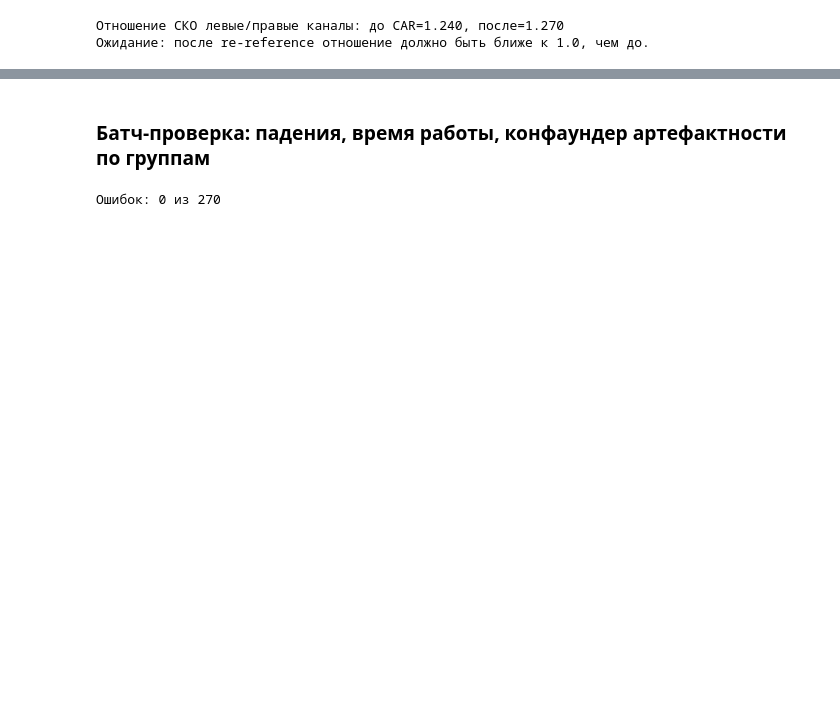
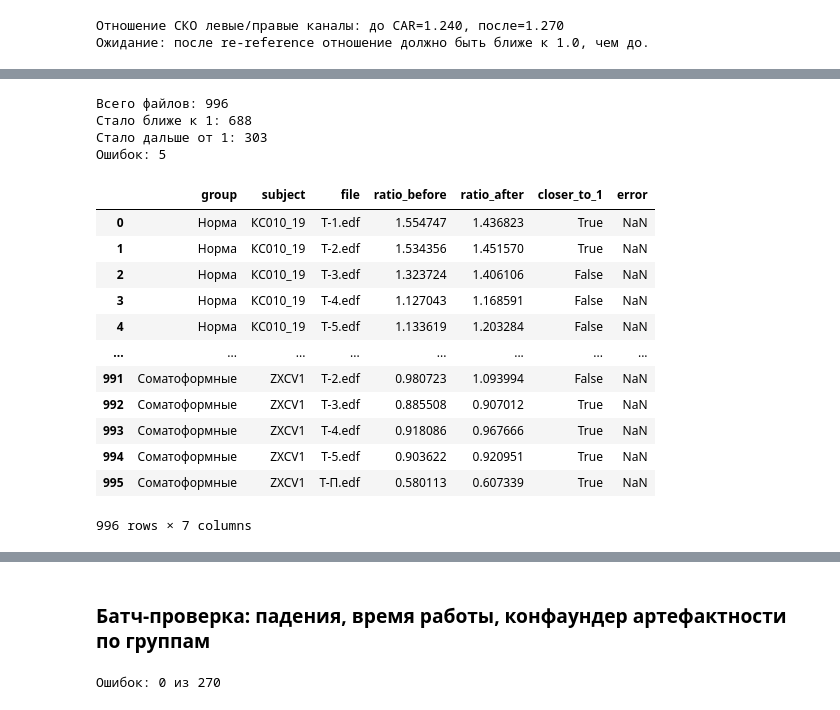
Before and after one commit to steministka/atacheskaya-panika, a Jupyter notebook: assets/2-preprocessing.ipynb, the cells around one changed output, grey strips where cells are left out. Saved outputs shown, nothing was run; the diff lists cells and outputs as text; code cells hidden in the pictures; blank space fills up the shorter version.

```diff
--- a/assets/2-preprocessing.ipynb
+++ b/assets/2-preprocessing.ipynb
@@ -342,0 +1216,54 @@ print("Ожидание: после re-reference отношение должно
+# %%
+CI = {ch: i for i, ch in enumerate(CHANNELS)}
+results = []
+for group_dir in sorted(DATA_DIR.iterdir()):
+    if not group_dir.is_dir():
+        continue
+    for subj_dir in sorted(group_dir.iterdir()):
+        if not subj_dir.is_dir():
+            continue
+        for f in sorted(subj_dir.glob("*.edf")):
+            try:
+                raw_check = mne.io.read_raw_edf(f, preload=True, verbose=False)
+                raw_check.pick(CHANNELS)
+                raw_clean_demo, prep_log_demo = preprocess_raw(raw_check)
+
+                d0 = raw_check.get_data()
+                d1 = raw_clean_demo.get_data()
+
+                ratio_before = hemisphere_std_ratio(d0)
+                ratio_after = hemisphere_std_ratio(d1)
+
+                results.append(dict(group=group_dir.name, subject=subj_dir.name, file=f.name,
+                                     ratio_before=ratio_before, ratio_after=ratio_after,
+                                     closer_to_1=abs(ratio_after - 1) < abs(ratio_before - 1)))
+            except Exception as e:
+                results.append(dict(group=group_dir.name, subject=subj_dir.name, file=f.name,
+                                     error=str(e)))
+
+ratio_df = pd.DataFrame(results)
+print(f"Всего файлов: {len(ratio_df)}")
+print(f"Стало ближе к 1: {(ratio_df['closer_to_1'] == True).sum()}")
+print(f"Стало дальше от 1: {(ratio_df['closer_to_1'] == False).sum()}")
+print(f"Ошибок: {ratio_df['error'].notna().sum() if 'error' in ratio_df else 0}")
+
+ratio_df.to_csv("hemisphere_ratio_check.csv", index=False)
+ratio_df
+# %% [output]
+Всего файлов: 996
+Стало ближе к 1: 688
+Стало дальше от 1: 303
+Ошибок: 5
+|  | group | subject | file | ratio_before | ratio_after | closer_to_1 | error |
+| 0 | Норма | КС010_19 | T-1.edf | 1.554747 | 1.436823 | True | NaN |
+| 1 | Норма | КС010_19 | T-2.edf | 1.534356 | 1.451570 | True | NaN |
+| 2 | Норма | КС010_19 | T-3.edf | 1.323724 | 1.406106 | False | NaN |
+| 3 | Норма | КС010_19 | T-4.edf | 1.127043 | 1.168591 | False | NaN |
+| 4 | Норма | КС010_19 | T-5.edf | 1.133619 | 1.203284 | False | NaN |
+| ... | ... | ... | ... | ... | ... | ... | ... |
+| 991 | Соматоформные | ZXCV1 | T-2.edf | 0.980723 | 1.093994 | False | NaN |
+| 992 | Соматоформные | ZXCV1 | T-3.edf | 0.885508 | 0.907012 | True | NaN |
+| 993 | Соматоформные | ZXCV1 | T-4.edf | 0.918086 | 0.967666 | True | NaN |
+| 994 | Соматоформные | ZXCV1 | T-5.edf | 0.903622 | 0.920951 | True | NaN |
+| 995 | Соматоформные | ZXCV1 | T-П.edf | 0.580113 | 0.607339 | True | NaN |
+996 rows × 7 columns
```
Also changed, not shown: parts of 23 cells of this notebook.
